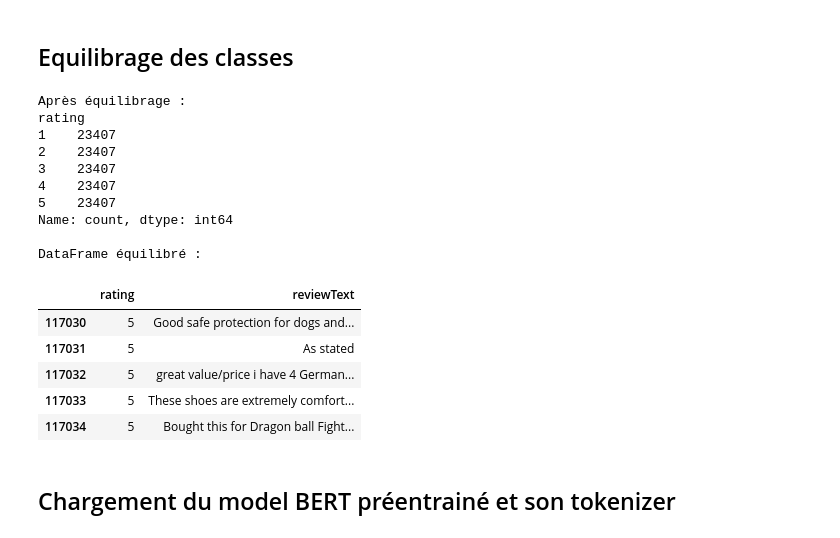
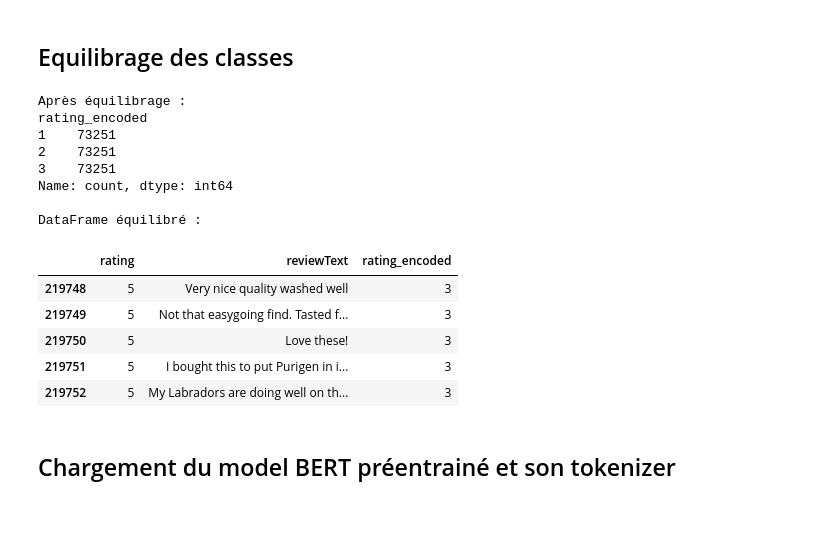
Before and after one commit to ktywab/Attribution_note_commentaire_Amazon, a Jupyter notebook: main.ipynb, the cells around one changed output. Cells and saved outputs as stored; diff of their text form; code cells hidden in the pictures.

```diff
--- a/main.ipynb
+++ b/main.ipynb
@@ -125,3 +127,7 @@ memory usage: 8.4+ MB
+# %%
+data['rating_encoded'] = data['rating'].replace(
+    {1 : 1 , 2 : 1, 3 : 1, 4 : 2, 5 : 3}
+)
 # %% [markdown]
 ## Stat Descriptive
 # %%
@@ -179,37 +185,35 @@ n_cpus = os.cpu_count()
 # %%
 
 # Trouver le plus petit effectif
-min_count = data['rating'].value_counts().min()
+min_count = data['rating_encoded'].value_counts().min()
 
 # Rééchantillonner pour équilibrer les classes
-balanced_data = data.groupby('rating').apply(lambda x: x.sample(n=min_count, random_state=42)).reset_index(drop=True)
+balanced_data = data.groupby('rating_encoded').apply(lambda x: x.sample(n=min_count, random_state=42)).reset_index(drop=True)
 
 # Vérifier les nouvelles occurrences
 print("\nAprès équilibrage :")
-print(balanced_data['rating'].value_counts())
+print(balanced_data['rating_encoded'].value_counts())
 
 # Afficher le DataFrame équilibré
 print("\nDataFrame équilibré :")
 balanced_data.head()
 data = balanced_data
 data.tail()
 # %% [output]
 Après équilibrage :
-rating
-1    23407
-2    23407
-3    23407
-4    23407
-5    23407
+rating_encoded
+1    73251
+2    73251
+3    73251
 Name: count, dtype: int64
 
 DataFrame équilibré :
-|  | rating | reviewText |
-| 117030 | 5 | Good safe protection for dogs and... |
-| 117031 | 5 | As stated |
-| 117032 | 5 | great value/price i have 4 German... |
-| 117033 | 5 | These shoes are extremely comfort... |
-| 117034 | 5 | Bought this for Dragon ball Fight... |
+|  | rating | reviewText | rating_encoded |
+| 219748 | 5 | Very nice quality washed well | 3 |
+| 219749 | 5 | Not that easygoing find. Tasted f... | 3 |
+| 219750 | 5 | Love these! | 3 |
+| 219751 | 5 | I bought this to put Purigen in i... | 3 |
+| 219752 | 5 | My Labradors are doing well on th... | 3 |
 # %% [markdown]
 ## Chargement du model BERT préentrainé et son tokenizer
 # %%
```
Also changed, not shown: parts of 17 cells of this notebook.
